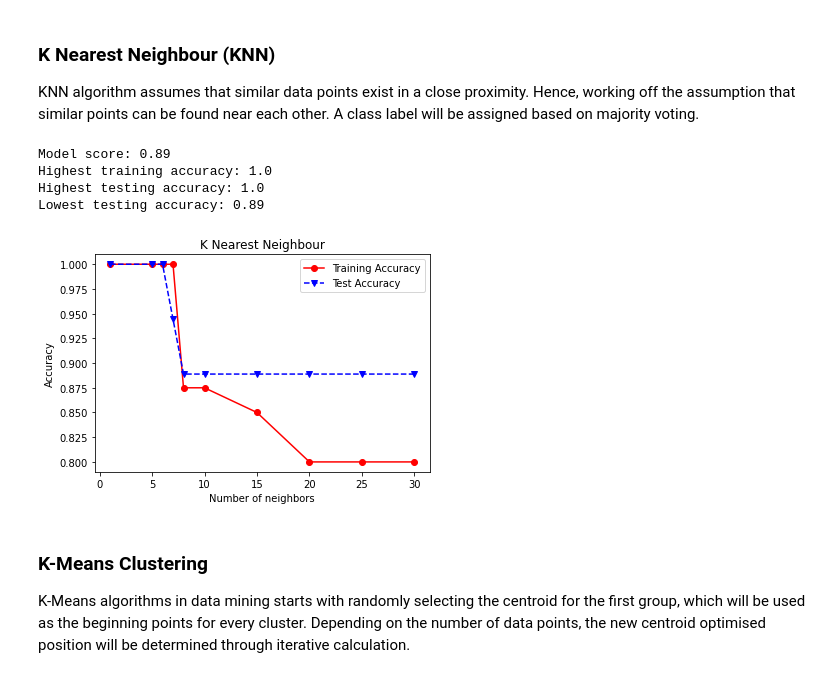
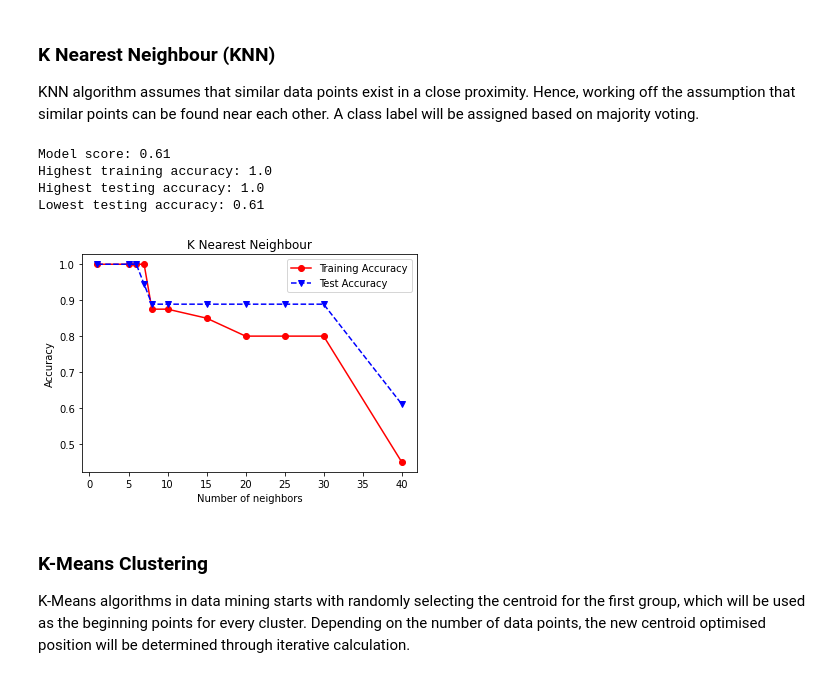
Before and after one commit to goldslime123/csc3005-DA, a Jupyter notebook: MeterB.ipynb, the cells around one changed output. Saved outputs shown, nothing was run; the diff lists cells and outputs as text; code cells hidden in the pictures.

```diff
--- a/MeterB.ipynb
+++ b/MeterB.ipynb
@@ -1193,37 +1193,37 @@ KNN algorithm assumes that similar data points exist in a close proximity. Hence
 # %%
 from sklearn.neighbors import KNeighborsClassifier
 import matplotlib.pyplot as plt
 %matplotlib inline
 
-numNeighbors = [1, 5, 6,7,8, 10, 15, 20, 25, 30]
+numNeighbors = [1, 5, 6,7,8, 10, 15, 20, 25, 30,40]
 trainAcc = []
 testAcc = []
 
 for k in numNeighbors:
     clf1 = KNeighborsClassifier(n_neighbors=k, metric='minkowski', p=2)
     clf1.fit(X_train, y_train)
     Y_predTrain = clf1.predict(X_train)
     Y_predTest = clf1.predict(X_test)
     trainAcc.append(accuracy_score(y_train, Y_predTrain))
     testAcc.append(accuracy_score(y_test, Y_predTest))
 
 plt.plot(numNeighbors, trainAcc, 'ro-', numNeighbors, testAcc,'bv--')
 plt.legend(['Training Accuracy','Test Accuracy'])
 plt.xlabel('Number of neighbors')
 plt.ylabel('Accuracy')
 
 plt.title('K Nearest Neighbour')
 
 print (f"Model score: {round(clf1.score(X_test, y_test),2)}")
 print("Highest training accuracy:", round(max(trainAcc),2))
 print("Highest testing accuracy:", round(max(testAcc),2))
 print("Lowest testing accuracy:", round(min(testAcc),2))
 # %% [output]
-Model score: 0.89
+Model score: 0.61
 Highest training accuracy: 1.0
 Highest testing accuracy: 1.0
-Lowest testing accuracy: 0.89
+Lowest testing accuracy: 0.61
-[figure, old version]
+[figure, new version]
 # %% [markdown]
 ### K-Means Clustering
 K-Means algorithms in data mining starts with randomly selecting the centroid for the first group, which will be used as the beginning points for every cluster. Depending on the number of data points, the new centroid optimised position will be determined through iterative calculation.
```
Also changed, not shown: parts of 33 cells of this notebook, 3 other files.
